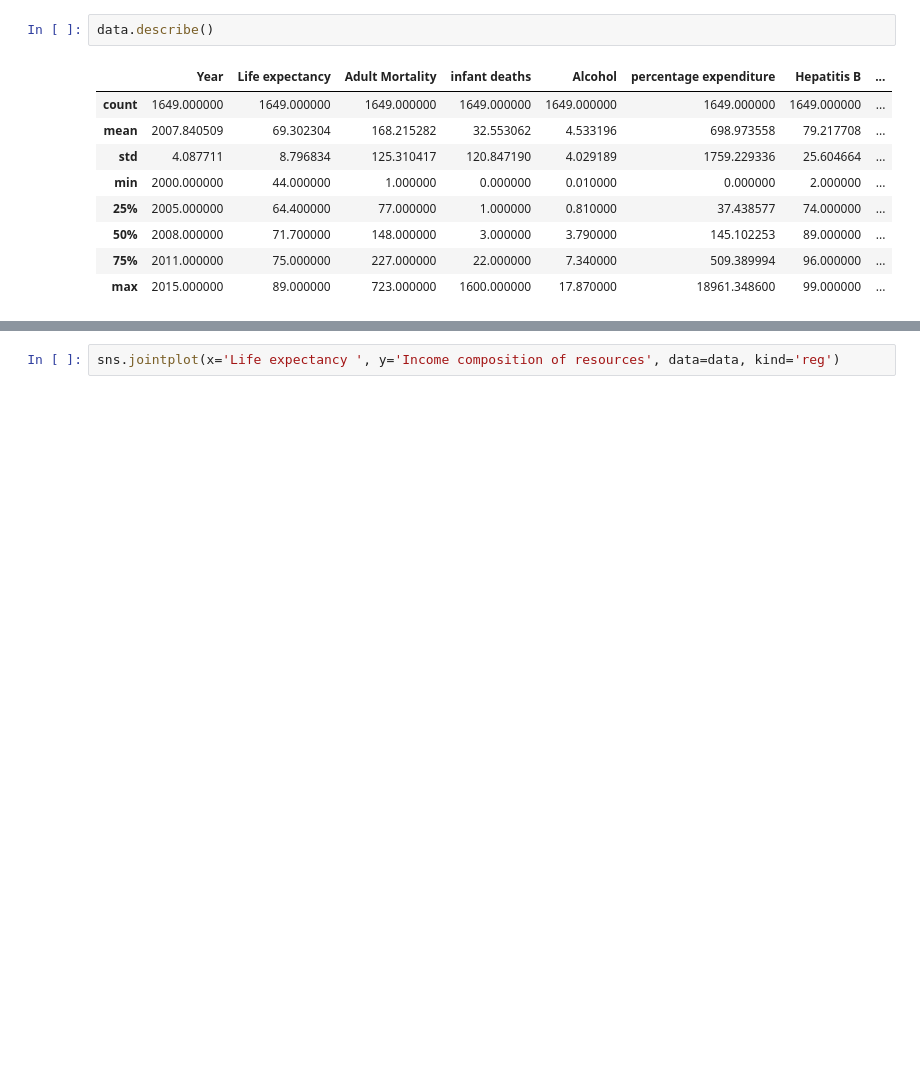
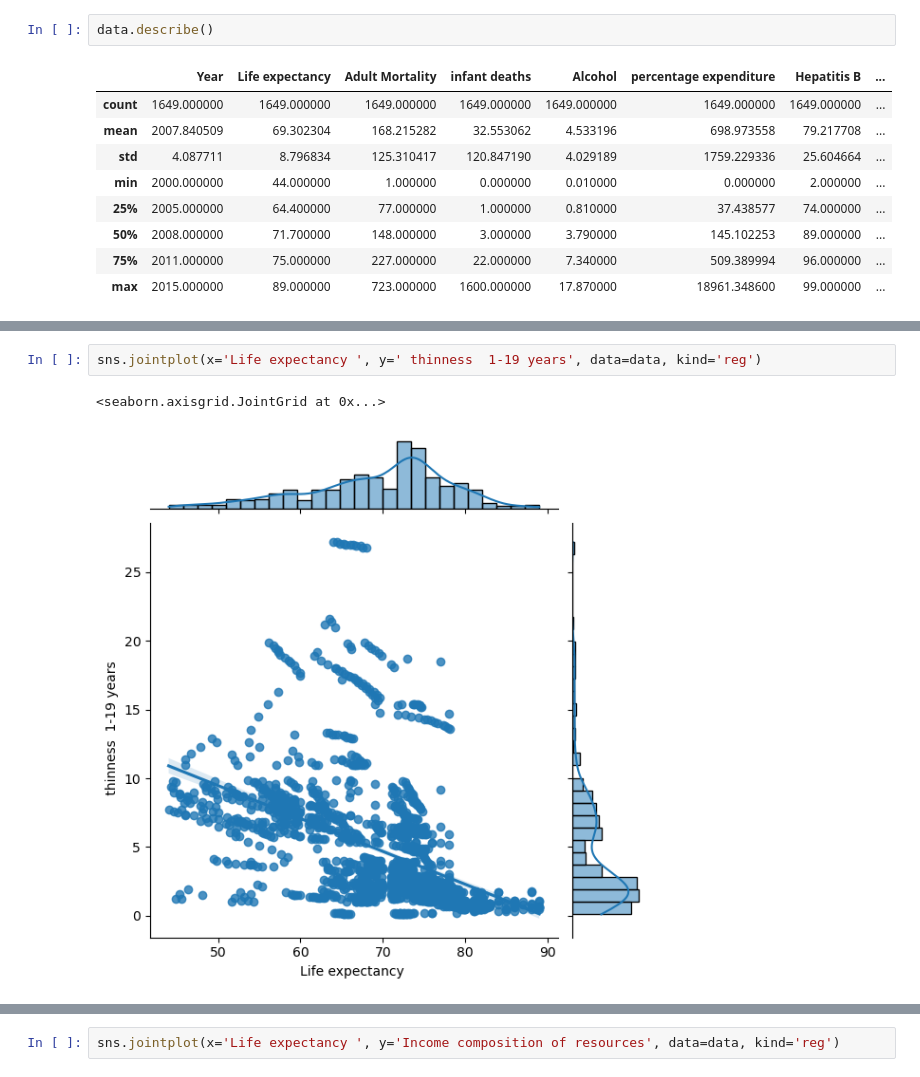
Before and after one commit to R-enanVieira/MachineLearning, a Jupyter notebook: 1o_projeto_tema_01_2024.ipynb, the cells around one changed output, grey strips where cells are left out. Drawn from its saved outputs; the diff is of its cells as text; blank space fills up the shorter version.

```diff
--- a/1o_projeto_tema_01_2024.ipynb
+++ b/1o_projeto_tema_01_2024.ipynb
@@ -114,0 +131,5 @@ data.describe()
+# %%
+sns.jointplot(x='Life expectancy ', y=' thinness  1-19 years', data=data, kind='reg')
+# %% [output]
+<seaborn.axisgrid.JointGrid at 0x...>
+[figure, added]
```
Also changed, not shown: parts of 19 cells of this notebook.
